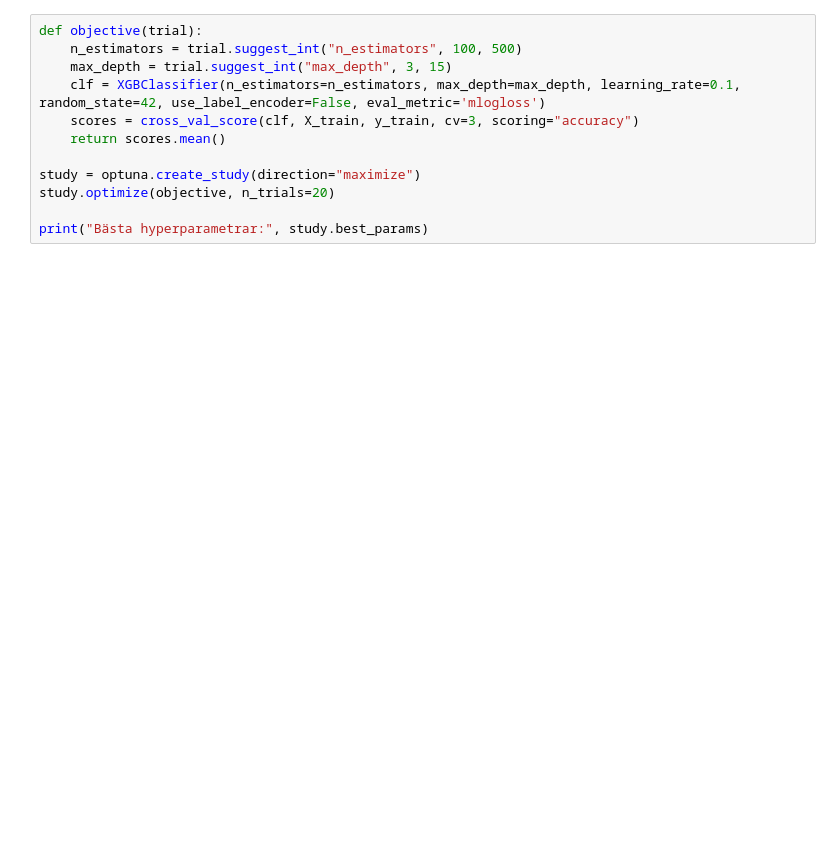
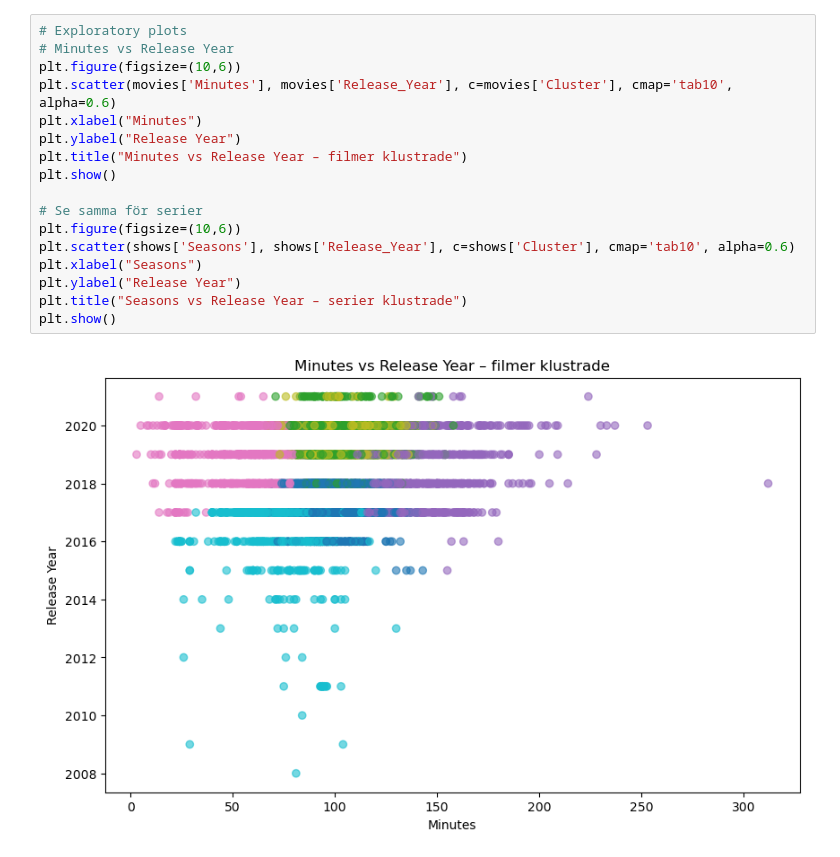
Before and after one commit to ManaInfectedRP/Squirtle-KundskapsKontroll, a Jupyter notebook: Sebbe.ipynb, the cells around one changed output. Saved outputs shown, nothing was run; the diff lists cells and outputs as text; blank space fills up the shorter version.

```diff
--- a/Sebbe.ipynb
+++ b/Sebbe.ipynb
@@ -170,12 +187,19 @@ weighted avg       1.00      1.00      1.00      1076
 # %%
-def objective(trial):
-    n_estimators = trial.suggest_int("n_estimators", 100, 500)
-    max_depth = trial.suggest_int("max_depth", 3, 15)
-    clf = XGBClassifier(n_estimators=n_estimators, max_depth=max_depth, learning_rate=0.1, random_state=42, use_label_encoder=False, eval_metric='mlogloss')
-    scores = cross_val_score(clf, X_train, y_train, cv=3, scoring="accuracy")
-    return scores.mean()
+# Exploratory plots
+# Minutes vs Release Year
+plt.figure(figsize=(10,6))
+plt.scatter(movies['Minutes'], movies['Release_Year'], c=movies['Cluster'], cmap='tab10', alpha=0.6)
+plt.xlabel("Minutes")
+plt.ylabel("Release Year")
+plt.title("Minutes vs Release Year – filmer klustrade")
+plt.show()
 
-study = optuna.create_study(direction="maximize")
-study.optimize(objective, n_trials=20)
-
-print("Bästa hyperparametrar:", study.best_params)
+# Se samma för serier
+plt.figure(figsize=(10,6))
+plt.scatter(shows['Seasons'], shows['Release_Year'], c=shows['Cluster'], cmap='tab10', alpha=0.6)
+plt.xlabel("Seasons")
+plt.ylabel("Release Year")
+plt.title("Seasons vs Release Year – serier klustrade")
+plt.show()
+# %% [output]
+[figure, added]
```
Also changed, not shown: parts of 10 cells of this notebook.
